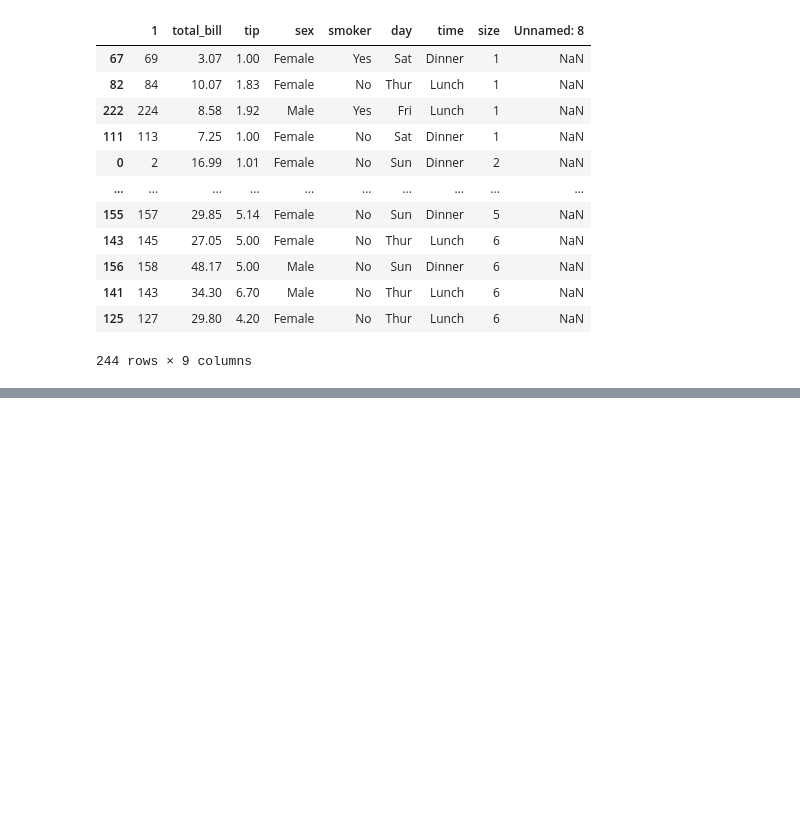
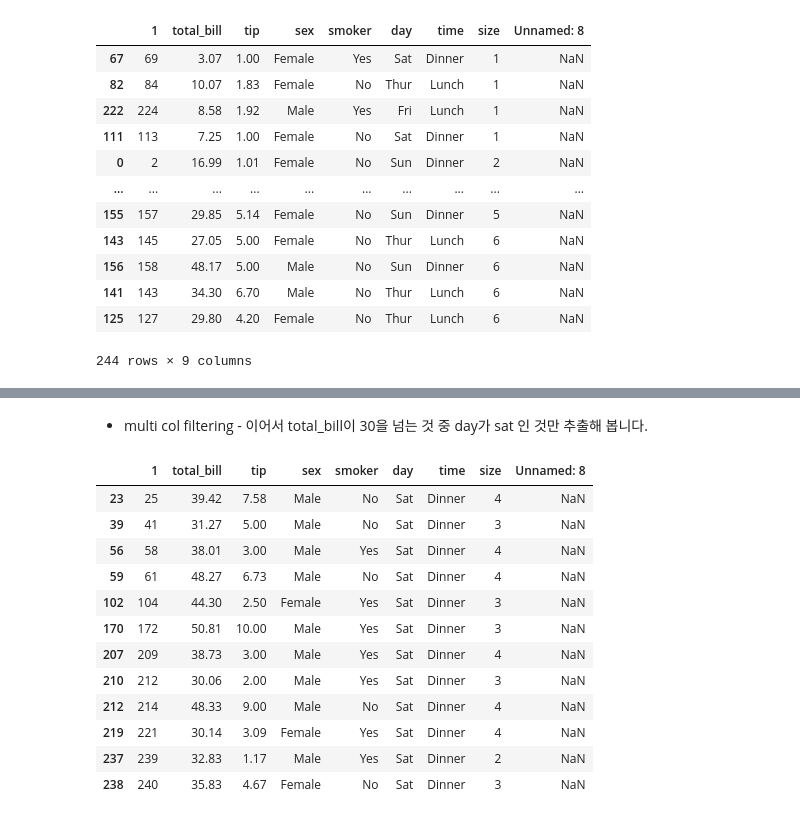
Before and after one commit to joshuajhchoi/ai2learn, a Jupyter notebook: 파이썬_처음하는_분들을_위한_8시간_만에_이해하는_머신_러닝_기초_수업_(7)_Pandas_기본_이해.ipynb, the cells around one changed output, grey strips where cells are left out. Saved outputs shown, nothing was run; the diff lists cells and outputs as text; code cells hidden in the pictures; blank space fills up the shorter version.

```diff
--- a/파이썬_처음하는_분들을_위한_8시간_만에_이해하는_머신_러닝_기초_수업_(7)_Pandas_기본_이해.ipynb
+++ b/파이썬_처음하는_분들을_위한_8시간_만에_이해하는_머신_러닝_기초_수업_(7)_Pandas_기본_이해.ipynb
@@ -139,0 +232,18 @@ tips.sort_values('size', ascending=True)
+# %% [markdown]
+* multi col filtering -  이어서 total_bill이 30을 넘는 것 중 day가 sat 인 것만 추출해 봅니다.
+# %%
+tips[(tips.total_bill >= 30) & (tips.day == 'Sat')]
+# %% [output]
+|  | 1 | total_bill | tip | sex | smoker | day | time | size | Unnamed: 8 |
+| 23 | 25 | 39.42 | 7.58 | Male | No | Sat | Dinner | 4 | NaN |
+| 39 | 41 | 31.27 | 5.00 | Male | No | Sat | Dinner | 3 | NaN |
+| 56 | 58 | 38.01 | 3.00 | Male | Yes | Sat | Dinner | 4 | NaN |
+| 59 | 61 | 48.27 | 6.73 | Male | No | Sat | Dinner | 4 | NaN |
+| 102 | 104 | 44.30 | 2.50 | Female | Yes | Sat | Dinner | 3 | NaN |
+| 170 | 172 | 50.81 | 10.00 | Male | Yes | Sat | Dinner | 3 | NaN |
+| 207 | 209 | 38.73 | 3.00 | Male | Yes | Sat | Dinner | 4 | NaN |
+| 210 | 212 | 30.06 | 2.00 | Male | Yes | Sat | Dinner | 3 | NaN |
+| 212 | 214 | 48.33 | 9.00 | Male | No | Sat | Dinner | 4 | NaN |
+| 219 | 221 | 30.14 | 3.09 | Female | Yes | Sat | Dinner | 4 | NaN |
+| 237 | 239 | 32.83 | 1.17 | Male | Yes | Sat | Dinner | 2 | NaN |
+| 238 | 240 | 35.83 | 4.67 | Female | No | Sat | Dinner | 3 | NaN |
```
Also changed, not shown: parts of 17 cells of this notebook.
